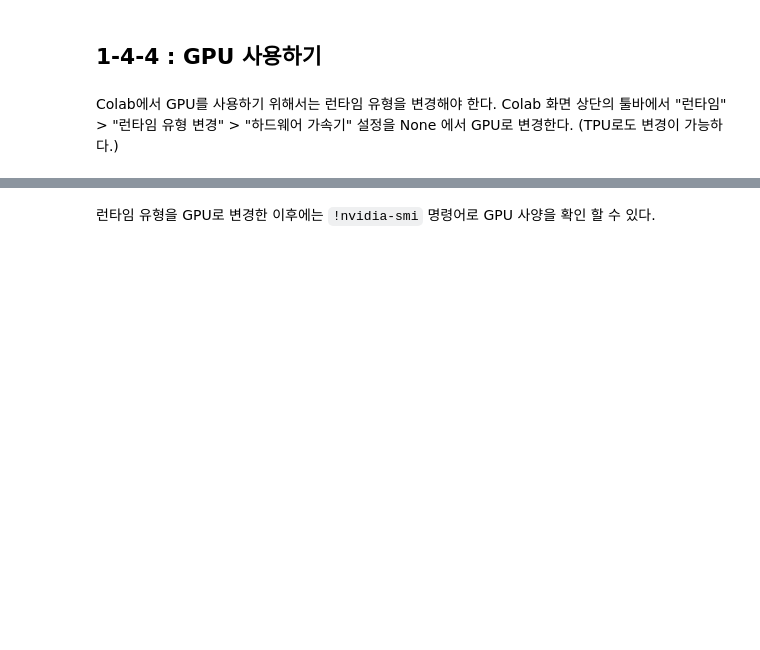
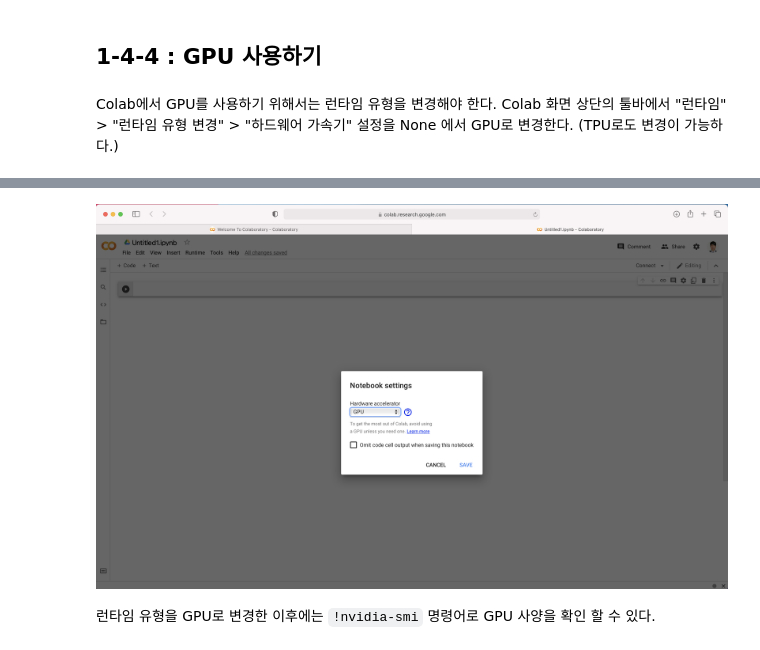
Before and after one commit to ttc-edu-dev-team/da-structured-data, a Jupyter notebook: how-to-use-colab.ipynb, the cells around one changed output, grey strips where cells are left out. Drawn from its saved outputs; the diff is of its cells as text; code cells hidden in the pictures; blank space fills up the shorter version.

```diff
--- a/how-to-use-colab.ipynb
+++ b/how-to-use-colab.ipynb
@@ -100,6 +98,11 @@ Colab에서 GPU를 사용하기 위해서는 런타임 유형을 변경해야
 # %% [markdown]
 <img src="./assets/images/colab03.png" width="100%">
 그림 : 코랩 런타임 유형 설정
+# %%
+from IPython.display import Image
+Image(filename='./assets/images/colab03.png')
+# %% [output]
+[figure, added]
 # %% [markdown]
 런타임 유형을 GPU로 변경한 이후에는 `!nvidia-smi` 명령어로 GPU 사양을 확인 할 수 있다.
 # %%
```
Also changed, not shown: parts of 16 cells of this notebook.
